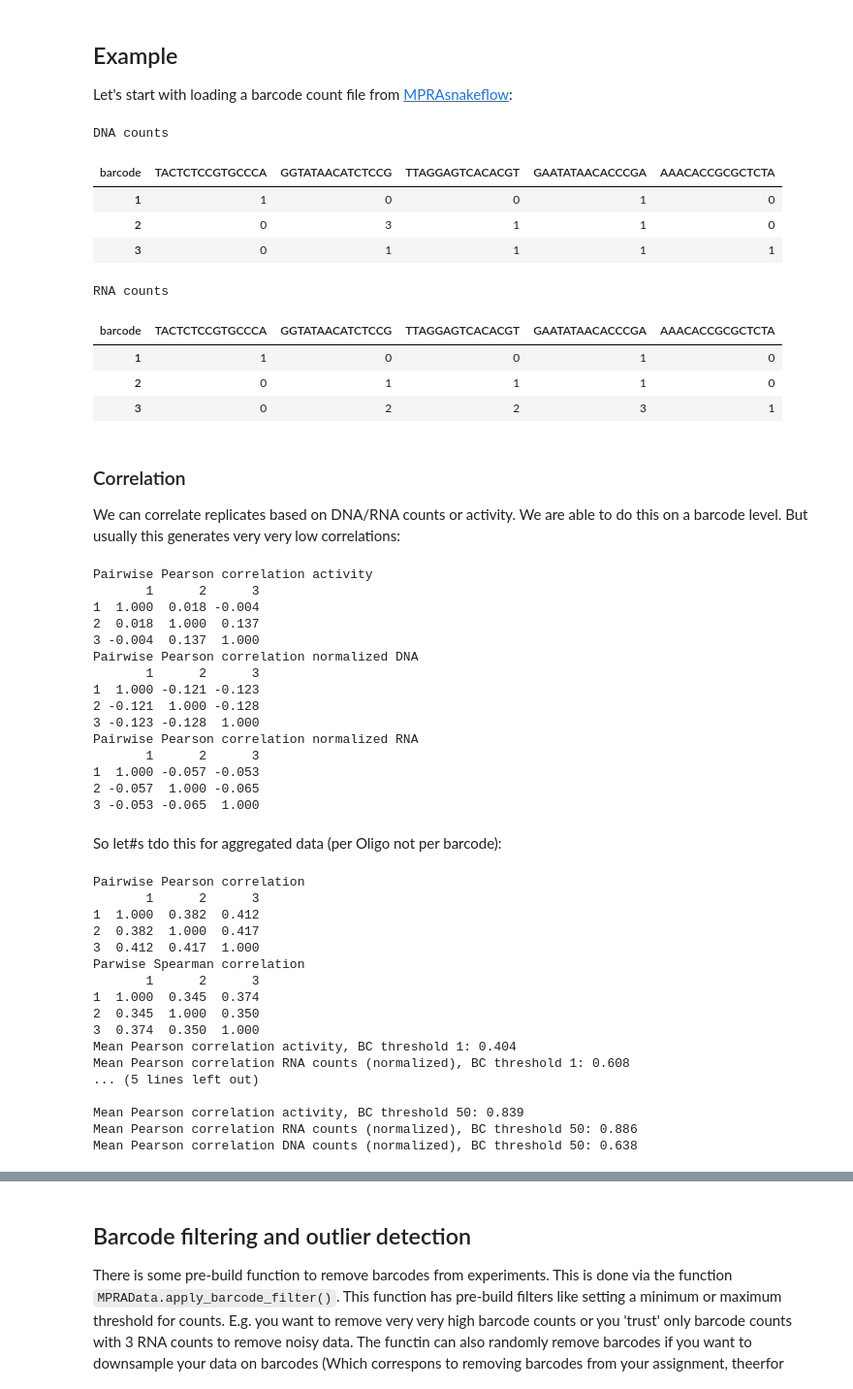
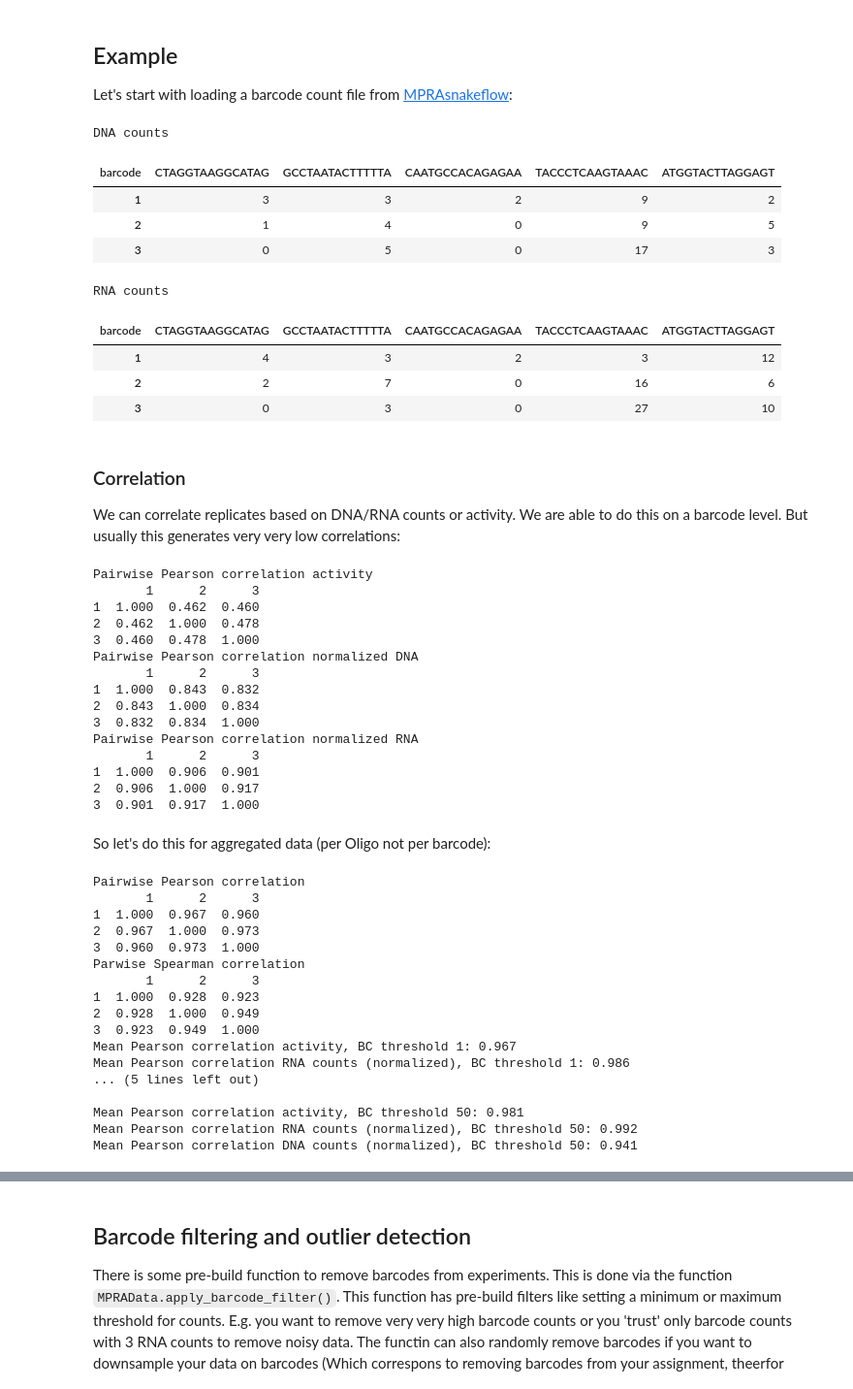
Before and after one commit to kircherlab/MPRAlib, a Jupyter notebook: examples/mpralib.ipynb, the cells around one changed output, grey strips where cells are left out. Shown at 97% size. Drawn from its saved outputs; the diff is of its cells as text; code cells hidden in the pictures.

```diff
--- a/examples/mpralib.ipynb
+++ b/examples/mpralib.ipynb
@@ -61,65 +61,66 @@ Let's start with loading a barcode count file from [MPRAsnakeflow](https://githu
 # %%
 # Loading the MPRAlib library
 from mpralib.mpradata import MPRABarcodeData
 # Loading other libraries
 import pandas as pd
 import numpy as np
 
 # Load the data
-mpra_barcode_data = MPRABarcodeData.from_file("../resources/reporter_experiment.barcode.HEPG2.fromFile.default.all.tsv.gz")
+mpra_barcode_data = MPRABarcodeData.from_file("../resources/barcode_counts.tsv.gz")
 
 # Getting counts, no filtering/sampling done, so raw counts
 print("DNA counts")
 display(pd.DataFrame(mpra_barcode_data.dna_counts[:,0:5], index=mpra_barcode_data.obs_names, columns=mpra_barcode_data.var_names[0:5]))
 print("RNA counts")
 display(pd.DataFrame(mpra_barcode_data.rna_counts[:,0:5], index=mpra_barcode_data.obs_names, columns=mpra_barcode_data.var_names[0:5]))
 # %% [output]
 DNA counts
-| barcode | TACTCTCCGTGCCCA | GGTATAACATCTCCG | TTAGGAGTCACACGT | GAATATAACACCCGA | AAACACCGCGCTCTA |
-| 1 | 1 | 0 | 0 | 1 | 0 |
-| 2 | 0 | 3 | 1 | 1 | 0 |
-| 3 | 0 | 1 | 1 | 1 | 1 |
+| barcode | CTAGGTAAGGCATAG | GCCTAATACTTTTTA | CAATGCCACAGAGAA | TACCCTCAAGTAAAC | ATGGTACTTAGGAGT |
+| 1 | 3 | 3 | 2 | 9 | 2 |
+| 2 | 1 | 4 | 0 | 9 | 5 |
+| 3 | 0 | 5 | 0 | 17 | 3 |
 RNA counts
-| barcode | TACTCTCCGTGCCCA | GGTATAACATCTCCG | TTAGGAGTCACACGT | GAATATAACACCCGA | AAACACCGCGCTCTA |
-| 1 | 1 | 0 | 0 | 1 | 0 |
-| 2 | 0 | 1 | 1 | 1 | 0 |
-| 3 | 0 | 2 | 2 | 3 | 1 |
+| barcode | CTAGGTAAGGCATAG | GCCTAATACTTTTTA | CAATGCCACAGAGAA | TACCCTCAAGTAAAC | ATGGTACTTAGGAGT |
+| 1 | 4 | 3 | 2 | 3 | 12 |
+| 2 | 2 | 7 | 0 | 16 | 6 |
+| 3 | 0 | 3 | 0 | 27 | 10 |
 # %% [markdown]
 ### Correlation
 
 We can correlate replicates based on DNA/RNA counts or activity. We are able to do this on a barcode level. But usually this generates very very low correlations:
 # %%
+from mpralib.mpradata import Modality
 print("Pairwise Pearson correlation activity")
 print(pd.DataFrame(mpra_barcode_data.correlation(), index=mpra_barcode_data.obs_names, columns=mpra_barcode_data.obs_names).round(3))
 print("Pairwise Pearson correlation normalized DNA")
-print(pd.DataFrame(mpra_barcode_data.correlation(count_type="dna"), index=mpra_barcode_data.obs_names, columns=mpra_barcode_data.obs_names).round(3))
+print(pd.DataFrame(mpra_barcode_data.correlation(count_type=Modality.DNA_NORMALIZED), index=mpra_barcode_data.obs_names, columns=mpra_barcode_data.obs_names).round(3))
 print("Pairwise Pearson correlation normalized RNA")
-print(pd.DataFrame(mpra_barcode_data.correlation(count_type="rna"), index=mpra_barcode_data.obs_names, columns=mpra_barcode_data.obs_names).round(3))
+print(pd.DataFrame(mpra_barcode_data.correlation(count_type=Modality.RNA_NORMALIZED), index=mpra_barcode_data.obs_names, columns=mpra_barcode_data.obs_names).round(3))
 # %% [output]
 Pairwise Pearson correlation activity
        1      2      3
-1  1.000  0.018 -0.004
-2  0.018  1.000  0.137
-3 -0.004  0.137  1.000
+1  1.000  0.462  0.460
+2  0.462  1.000  0.478
+3  0.460  0.478  1.000
 Pairwise Pearson correlation normalized DNA
        1      2      3
-1  1.000 -0.121 -0.123
-2 -0.121  1.000 -0.128
-3 -0.123 -0.128  1.000
+1  1.000  0.843  0.832
+2  0.843  1.000  0.834
+3  0.832  0.834  1.000
 Pairwise Pearson correlation normalized RNA
        1      2      3
-1  1.000 -0.057 -0.053
-2 -0.057  1.000 -0.065
-3 -0.053 -0.065  1.000
+1  1.000  0.906  0.901
+2  0.906  1.000  0.917
+3  0.901  0.917  1.000
 # %% [markdown]
-So let#s tdo this for aggregated data (per Oligo not per barcode):
+So let's do this for aggregated data (per Oligo not per barcode):
 # %%
 mpra_oligo_data = mpra_barcode_data.oligo_data
 
 print("Pairwise Pearson correlation")
 print(pd.DataFrame(mpra_oligo_data.correlation(), index=mpra_oligo_data.obs_names, columns=mpra_oligo_data.obs_names).round(3))
 print("Parwise Spearman correlation")
-print(pd.DataFrame(mpra_oligo_data.correlation("spearman", "activity"), index=mpra_oligo_data.obs_names, columns=mpra_oligo_data.obs_names).round(3))
+print(pd.DataFrame(mpra_oligo_data.correlation(method="spearman"), index=mpra_oligo_data.obs_names, columns=mpra_oligo_data.obs_names).round(3))
 
 
 # Setting a different barcode threshold 1, 10, 50 and getting the average across replicates
@@ -127,27 +128,27 @@ for threshold in [1, 10, 50]:
     mpra_oligo_data.barcode_threshold = threshold
     print(f"Mean Pearson correlation activity, BC threshold {mpra_oligo_data.barcode_threshold}: {mpra_oligo_data.correlation().flatten()[[1,2,5]].mean().round(3)}")
 
-    print(f"Mean Pearson correlation RNA counts (normalized), BC threshold {mpra_oligo_data.barcode_threshold}: {mpra_oligo_data.correlation(count_type="rna").flatten()[[1,2,5]].mean().round(3)}")
+    print(f"Mean Pearson correlation RNA counts (normalized), BC threshold {mpra_oligo_data.barcode_threshold}: {mpra_oligo_data.correlation(count_type=Modality.RNA_NORMALIZED).flatten()[[1,2,5]].mean().round(3)}")
 
-    print(f"Mean Pearson correlation DNA counts (normalized), BC threshold {mpra_oligo_data.barcode_threshold}: {mpra_oligo_data.correlation(count_type="dna").flatten()[[1,2,5]].mean().round(3)}")
+    print(f"Mean Pearson correlation DNA counts (normalized), BC threshold {mpra_oligo_data.barcode_threshold}: {mpra_oligo_data.correlation(count_type=Modality.DNA_NORMALIZED).flatten()[[1,2,5]].mean().round(3)}")
 
     print("")
 # %% [output]
 Pairwise Pearson correlation
        1      2      3
-1  1.000  0.382  0.412
-2  0.382  1.000  0.417
-3  0.412  0.417  1.000
+1  1.000  0.967  0.960
+2  0.967  1.000  0.973
+3  0.960  0.973  1.000
 Parwise Spearman correlation
        1      2      3
-1  1.000  0.345  0.374
-2  0.345  1.000  0.350
-3  0.374  0.350  1.000
-Mean Pearson correlation activity, BC threshold 1: 0.404
-Mean Pearson correlation RNA counts (normalized), BC threshold 1: 0.608
+1  1.000  0.928  0.923
+2  0.928  1.000  0.949
+3  0.923  0.949  1.000
+Mean Pearson correlation activity, BC threshold 1: 0.967
+Mean Pearson correlation RNA counts (normalized), BC threshold 1: 0.986
 ... (5 lines left out)
 
-Mean Pearson correlation activity, BC threshold 50: 0.839
-Mean Pearson correlation RNA counts (normalized), BC threshold 50: 0.886
-Mean Pearson correlation DNA counts (normalized), BC threshold 50: 0.638
+Mean Pearson correlation activity, BC threshold 50: 0.981
+Mean Pearson correlation RNA counts (normalized), BC threshold 50: 0.992
+Mean Pearson correlation DNA counts (normalized), BC threshold 50: 0.941
 # %% [markdown]
```
Also changed, not shown: parts of 19 cells of this notebook, 1 other file.
